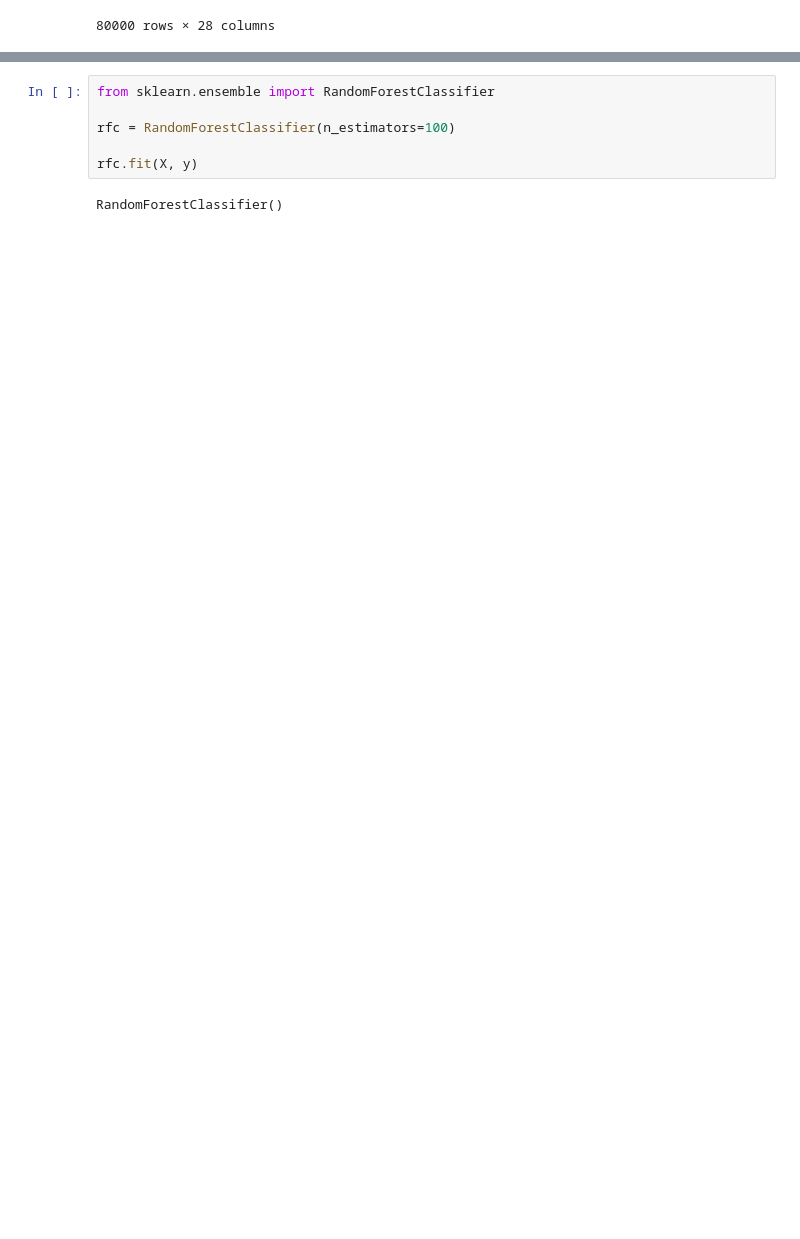
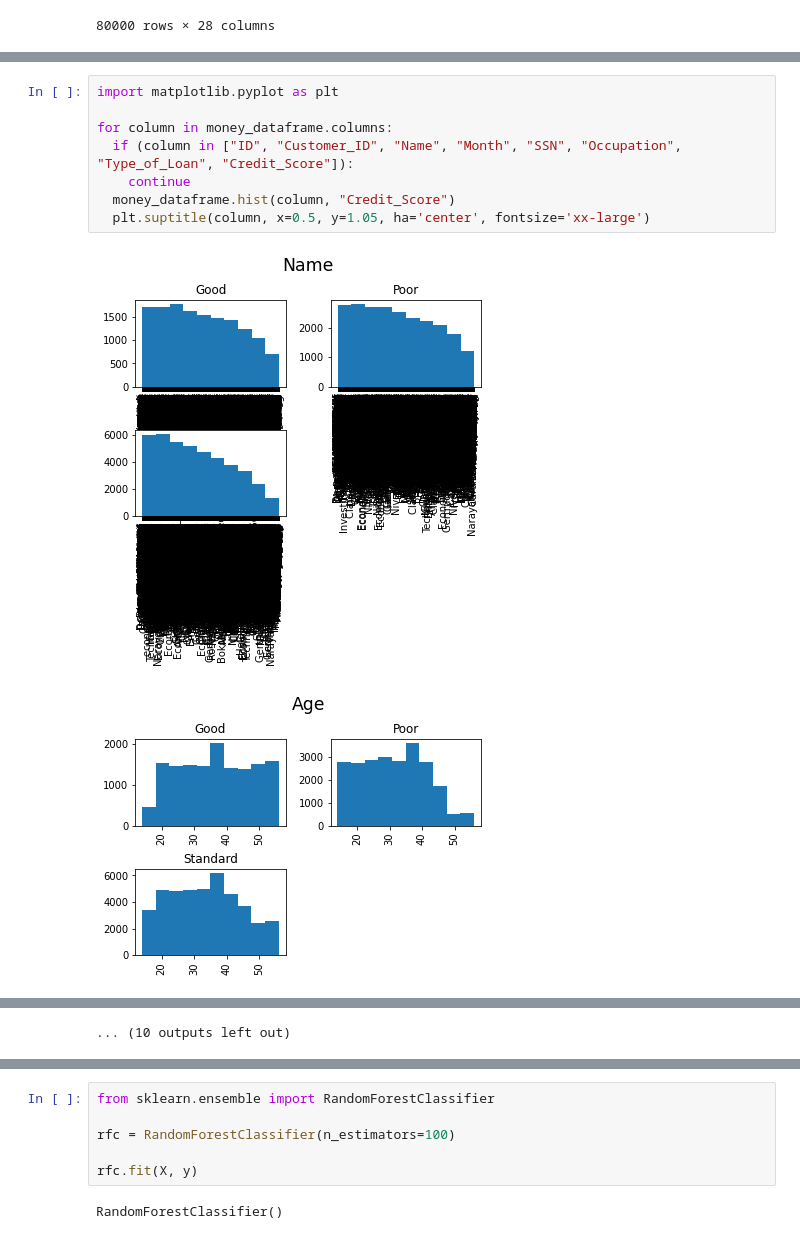
Before and after one commit to rubengr16/KickOff_ML, a Jupyter notebook: Prac2/Pactica_2_ML.ipynb, the cells around one changed output, grey strips where cells are left out. Cells and saved outputs as stored; diff of their text form; blank space fills up the shorter version.

```diff
--- a/Prac2/Pactica_2_ML.ipynb
+++ b/Prac2/Pactica_2_ML.ipynb
@@ -21,0 +24,11 @@ money_dataframe
+# %%
+import matplotlib.pyplot as plt
+
+for column in money_dataframe.columns:
+  if (column in ["ID", "Customer_ID", "Name", "Month", "SSN", "Occupation", "Type_of_Loan", "Credit_Score"]):
+    continue
+  money_dataframe.hist(column, "Credit_Score")
+  plt.suptitle(column, x=0.5, y=1.05, ha='center', fontsize='xx-large')
+# %% [output]
+[figure, added]
+[figure, added]
@@ -21,0 +45 @@ money_dataframe
+... (10 outputs left out)
```
Also changed, not shown: parts of 20 cells of this notebook.
